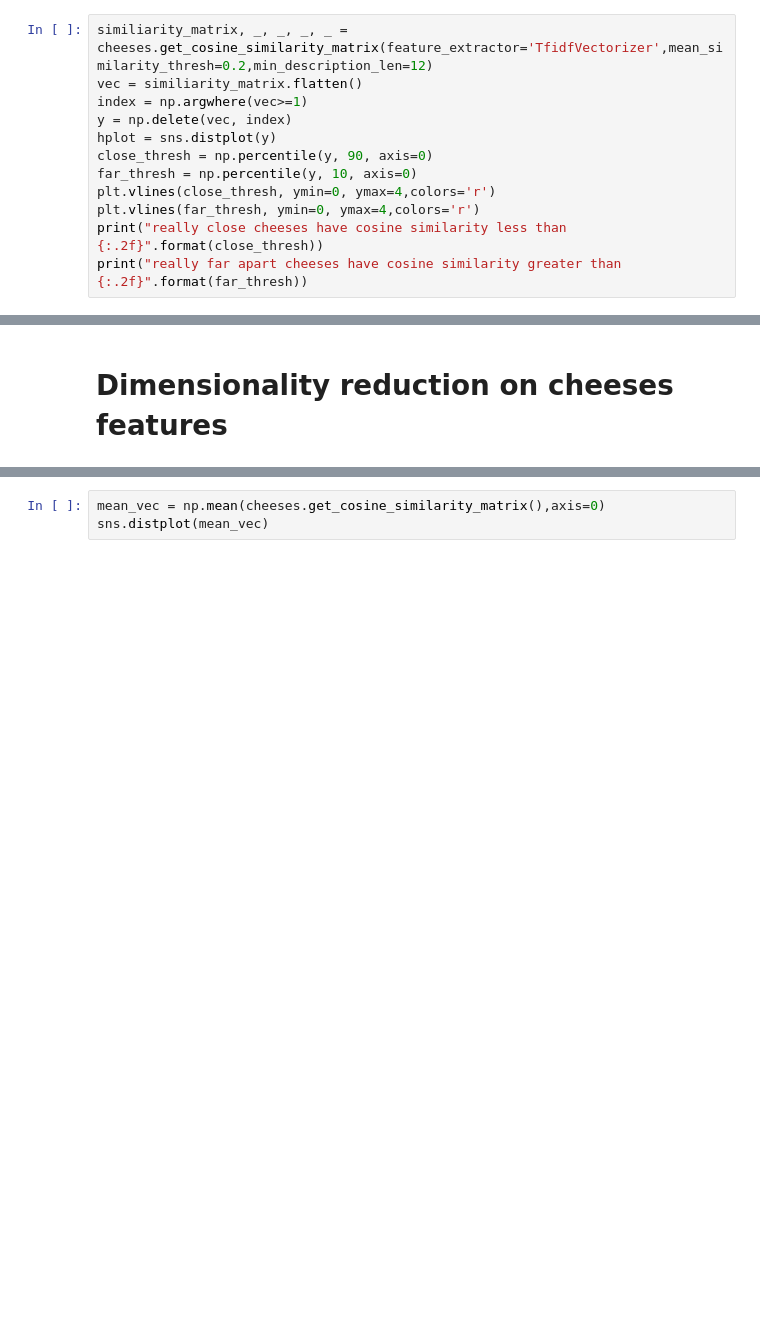
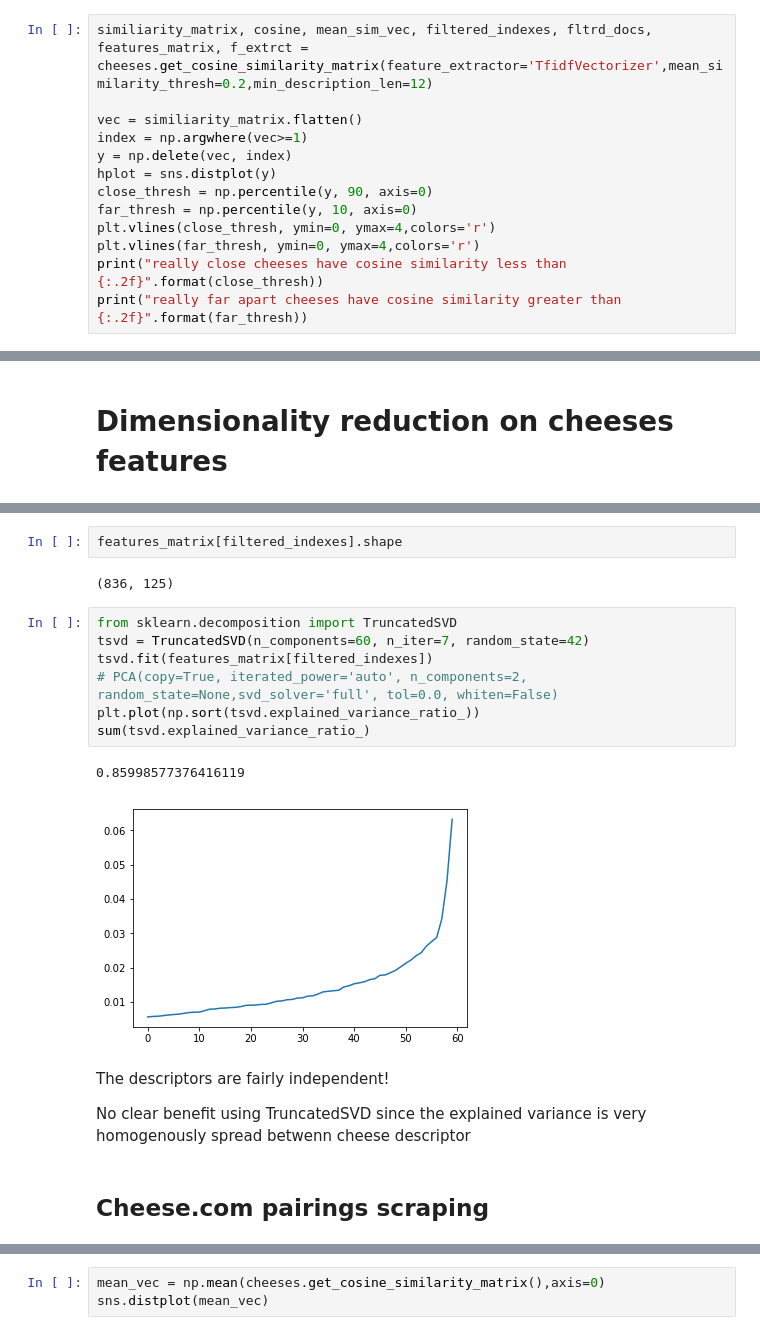
Before and after one commit to josarago/Insight, a Jupyter notebook: first_draft.ipynb, the cells around one changed output, grey strips where cells are left out. Saved outputs shown, nothing was run; the diff lists cells and outputs as text; blank space fills up the shorter version.

```diff
--- a/first_draft.ipynb
+++ b/first_draft.ipynb
@@ -265,7 +308,8 @@ clg = sns.clustermap(similiarity_matrix)
 ## Defining close and far in chesse space
 We're gonna set arbitrary thresholds at the 5th and 95th percentiles to define close and far
 # %%
-similiarity_matrix, _, _, _, _ = cheeses.get_cosine_similarity_matrix(feature_extractor='TfidfVectorizer',mean_similarity_thresh=0.2,min_description_len=12)
+similiarity_matrix, cosine, mean_sim_vec, filtered_indexes, fltrd_docs, features_matrix, f_extrct = cheeses.get_cosine_similarity_matrix(feature_extractor='TfidfVectorizer',mean_similarity_thresh=0.2,min_description_len=12)
+
 vec = similiarity_matrix.flatten()
 index = np.argwhere(vec>=1)
 y = np.delete(vec, index)
@@ -359,0 +392,20 @@ AttributeError: 'tuple' object has no attribute 'flatten'
+# %%
+features_matrix[filtered_indexes].shape
+# %% [output]
+(836, 125)
+# %%
+from sklearn.decomposition import TruncatedSVD
+tsvd = TruncatedSVD(n_components=60, n_iter=7, random_state=42)
+tsvd.fit(features_matrix[filtered_indexes])
+# PCA(copy=True, iterated_power='auto', n_components=2, random_state=None,svd_solver='full', tol=0.0, whiten=False)
+plt.plot(np.sort(tsvd.explained_variance_ratio_))
+sum(tsvd.explained_variance_ratio_)
+# %% [output]
+0.85998577376416119
+[figure, added]
+# %% [markdown]
+The descriptors are fairly independent!
+
+No clear benefit using TruncatedSVD since the explained variance is very homogenously spread betwenn cheese descriptor
+# %% [markdown]
+## Cheese.com pairings scraping
```
Also changed, not shown: parts of 100 cells of this notebook, 3 other files.
